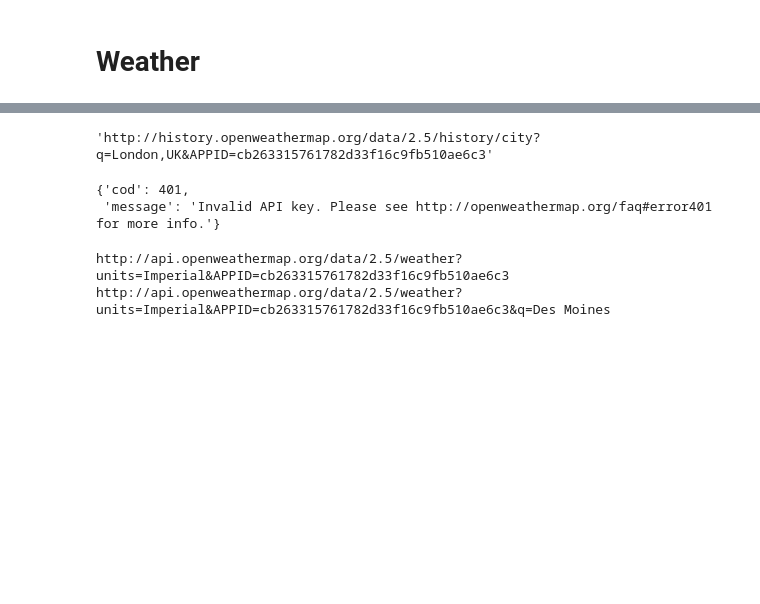
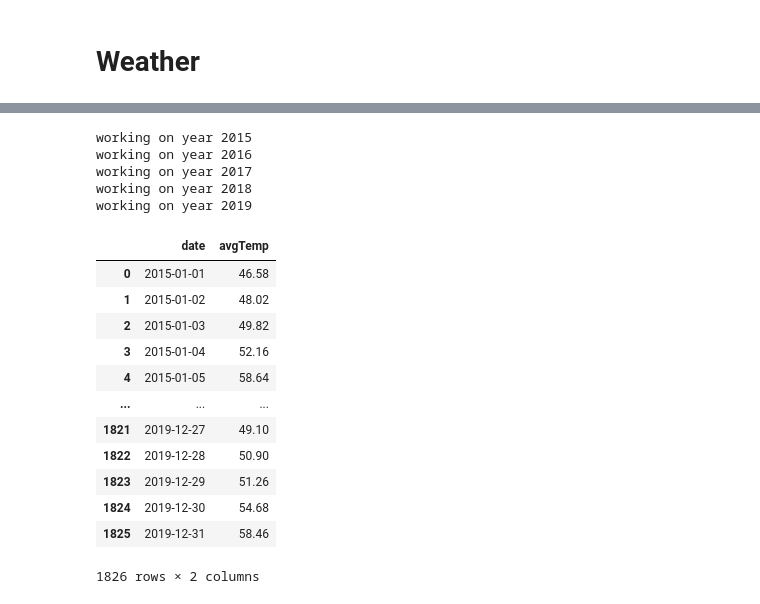
Before and after one commit to ndxn/Partners-in-Wine, a Jupyter notebook: Wine.ipynb, the cells around one changed output, grey strips where cells are left out. Cells and saved outputs as stored; diff of their text form; code cells hidden in the pictures; blank space fills up the shorter version.

```diff
--- a/Wine.ipynb
+++ b/Wine.ipynb
@@ -182,22 +159,0 @@ city_data
-# %%
-historical_weather_url="http://history.openweathermap.org/data/2.5/history/city?q=London,UK&APPID=" + weather_api_key
-historical_weather_url
-# %% [output]
-'http://history.openweathermap.org/data/2.5/history/city?q=London,UK&APPID=cb263315761782d33f16c9fb510ae6c3'
-# %%
-# Make a 'Get' request for the city weather.
-city_weather_london = requests.get(historical_weather_url).json()
-city_weather_london
-# %% [output]
-{'cod': 401,
- 'message': 'Invalid API key. Please see http://openweathermap.org/faq#error401 for more info.'}
-# %%
-# Starting URL for Weather Map API Call.
-url = "http://api.openweathermap.org/data/2.5/weather?units=Imperial&APPID=" + weather_api_key
-print(url)
-# Create an endpoint URL for a city.
-city_url = url + "&q=" + "Des Moines"
-print(city_url)
-# %% [output]
-http://api.openweathermap.org/data/2.5/weather?units=Imperial&APPID=cb263315761782d33f16c9fb510ae6c3
-http://api.openweathermap.org/data/2.5/weather?units=Imperial&APPID=cb263315761782d33f16c9fb510ae6c3&q=Des Moines
@@ -203,0 +174,57 @@ http://api.openweathermap.org/data/2.5/weather?units=Imperial&APPID=cb2633157617
+# %%
+#find the weather station
+# https://www.ncdc.noaa.gov/cdo-web/datatools/findstation
+
+#add the access token you got from NOAA
+Token = 'tylRGHbxqiZUDNymMowCBFCuEqeULiWk'
+#Nappa Valley
+station_id = 'GHCND:USC00046074'
+#initialize lists to store data
+dates_temp = []
+dates_prcp = []
+temps = []
+prcp = []
+
+#for each year from 2015-2019 ...
+for year in range(2015, 2020):
+    year = str(year)
+    print('working on year '+year)
+
+    #make the api call
+    r = requests.get('https://www.ncdc.noaa.gov/cdo-web/api/v2/data?datasetid=GHCND&datatypeid=TAVG&limit=1000&stationid=GHCND:USW00023129&startdate='+year+'-01-01&enddate='+year+'-12-31', headers={'token':Token})
+    #load the api response as a json
+    d = json.loads(r.text)
+    #get all items in the response which are average temperature readings
+    avg_temps = [item for item in d['results'] if item['datatype']=='TAVG']
+    #get the date field from all average temperature readings
+    dates_temp += [item['date'] for item in avg_temps]
+    #get the actual average temperature from all average temperature readings
+    temps += [item['value'] for item in avg_temps]
+
+#initialize dataframe
+df_temp = pd.DataFrame()
+
+#populate date and average temperature fields (cast string date to datetime
+df_temp['date'] = [datetime.strptime(d, "%Y-%m-%dT%H:%M:%S") for d in dates_temp]
+#convert to degrees F
+df_temp['avgTemp'] = [float(v)/10.0*1.8 + 32 for v in temps]
+df_temp
+# %% [output]
+working on year 2015
+working on year 2016
+working on year 2017
+working on year 2018
+working on year 2019
+|  | date | avgTemp |
+| 0 | 2015-01-01 | 46.58 |
+| 1 | 2015-01-02 | 48.02 |
+| 2 | 2015-01-03 | 49.82 |
+| 3 | 2015-01-04 | 52.16 |
+| 4 | 2015-01-05 | 58.64 |
+| ... | ... | ... |
+| 1821 | 2019-12-27 | 49.10 |
+| 1822 | 2019-12-28 | 50.90 |
+| 1823 | 2019-12-29 | 51.26 |
+| 1824 | 2019-12-30 | 54.68 |
+| 1825 | 2019-12-31 | 58.46 |
+1826 rows × 2 columns
```
Also changed, not shown: parts of 10 cells of this notebook.
